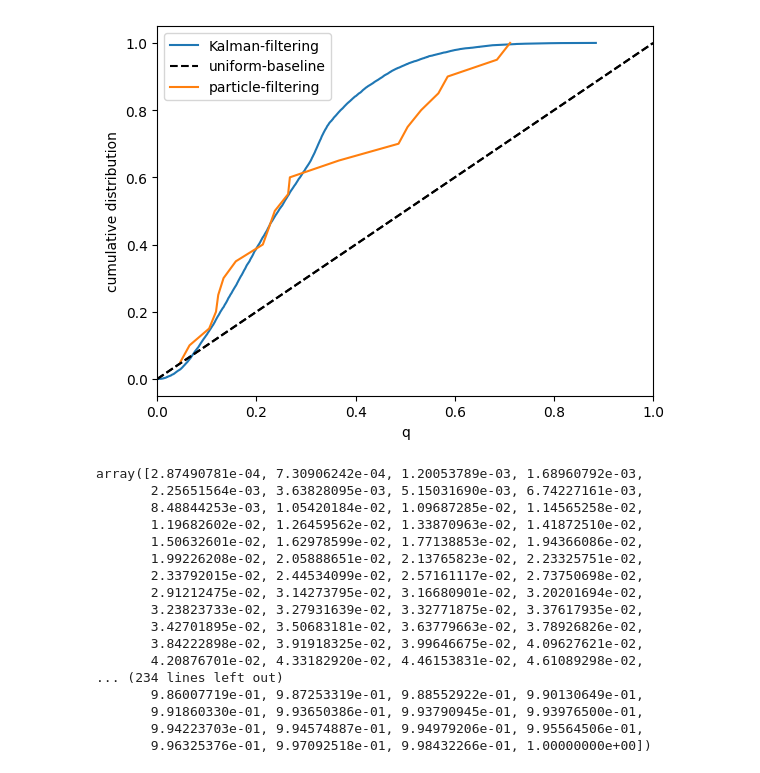
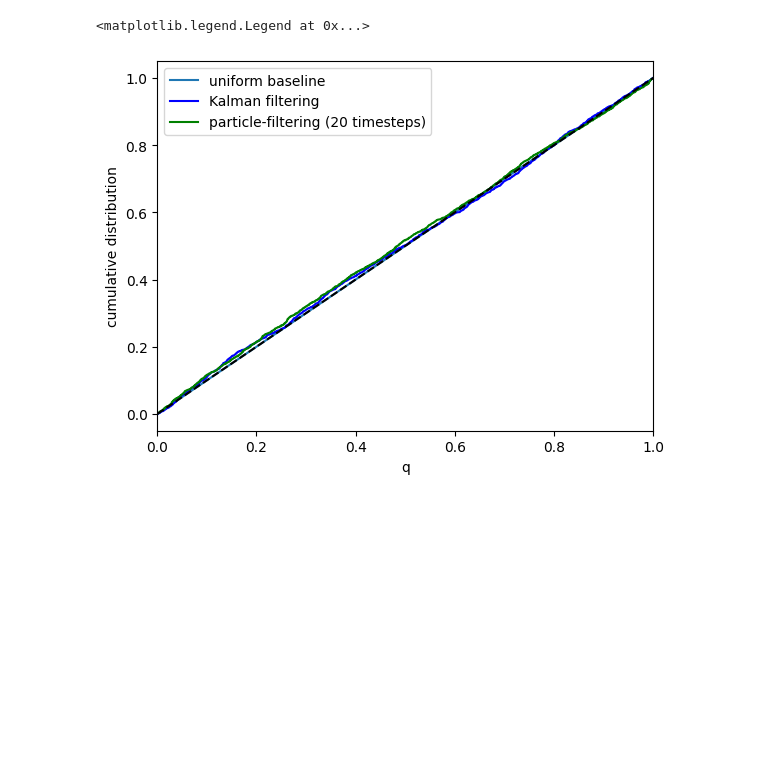
Before and after one commit to changmin-yu/particle-filtering-playground, a Jupyter notebook: notebooks/test_lds.ipynb, the cells around one changed output. Drawn from its saved outputs; the diff is of its cells as text; code cells hidden in the pictures; blank space fills up the shorter version.

```diff
--- a/notebooks/test_lds.ipynb
+++ b/notebooks/test_lds.ipynb
@@ -108,2 +81,0 @@ kf = KalmanFilter(A, C, Gamma, Sigma)
-# %%
-mu, V = kf.filtering(np.array(obs_history))
@@ -268,31 +110,0 @@ plt.plot(sorted_cdf, ecdf)
-# %%
-fig, ax = plt.subplots()
-ax.plot(sorted_cdf, ecdf, label="Kalman-filtering")
-ax.plot(np.arange(1000) / 1000, np.arange(1000)* 0.001, "k--", label="uniform-baseline")
-gaussian_cdf_evaluation_PF(particle_history, true_state_history, weight_history, ax=ax)
-
-ax.legend()
-
-fig.savefig("../figures/evaluate_filtering_cdf.pdf")
-# %% [output]
-[figure, removed]
-# %%
-np.cumsum(np.sort(cdf)) / np.sum(cdf)
-# %% [output]
-array([2.87490781e-04, 7.30906242e-04, 1.20053789e-03, 1.68960792e-03,
-       2.25651564e-03, 3.63828095e-03, 5.15031690e-03, 6.74227161e-03,
-       8.48844253e-03, 1.05420184e-02, 1.09687285e-02, 1.14565258e-02,
-       1.19682602e-02, 1.26459562e-02, 1.33870963e-02, 1.41872510e-02,
-       1.50632601e-02, 1.62978599e-02, 1.77138853e-02, 1.94366086e-02,
-       1.99226208e-02, 2.05888651e-02, 2.13765823e-02, 2.23325751e-02,
-       2.33792015e-02, 2.44534099e-02, 2.57161117e-02, 2.73750698e-02,
-       2.91212475e-02, 3.14273795e-02, 3.16680901e-02, 3.20201694e-02,
-       3.23823733e-02, 3.27931639e-02, 3.32771875e-02, 3.37617935e-02,
-       3.42701895e-02, 3.50683181e-02, 3.63779663e-02, 3.78926826e-02,
-       3.84222898e-02, 3.91918325e-02, 3.99646675e-02, 4.09627621e-02,
-       4.20876701e-02, 4.33182920e-02, 4.46153831e-02, 4.61089298e-02,
-... (234 lines left out)
-       9.86007719e-01, 9.87253319e-01, 9.88552922e-01, 9.90130649e-01,
-       9.91860330e-01, 9.93650386e-01, 9.93790945e-01, 9.93976500e-01,
-       9.94223703e-01, 9.94574887e-01, 9.94979206e-01, 9.95564506e-01,
-       9.96325376e-01, 9.97092518e-01, 9.98432266e-01, 1.00000000e+00])
@@ -298,0 +129,37 @@ array([2.87490781e-04, 7.30906242e-04, 1.20053789e-03, 1.68960792e-03,
+# %%
+mu_list = []
+V_list = []
+
+for n in range(N):
+
+    kf = KalmanFilter(A, C, Gamma, Sigma)
+    mu, V = kf.filtering(obs_seq[n])
+
+    mu_list.append(mu.copy())
+    V_list.append(V.copy())
+
+mu_list = np.array(mu_list)
+V_list = np.array(V_list)
+# %%
+particle_history_50, weight_history_50, true_state_history_50 = [], [], []
+with trange(100, dynamic_ncols=True) as pbar:
+    for i in pbar:
+        true_state_history_temp, estimate_state_history, particle_history_temp, weight_history_temp, obs_history = main(save_particles=True, init="gaussian",
+                                                                                                                        num_iters=20, num_particles=2000)
+        particle_history_50.append(particle_history_temp)
+        weight_history_50.append(weight_history_temp)
+        true_state_history_50.append(true_state_history_temp)
+particle_history_50 = np.concatenate(particle_history_50, axis=0)
+weight_history_50 = np.concatenate(weight_history_50, axis=0)
+true_state_history_50 = np.concatenate(true_state_history_50, axis=0)
+# %%
+fig, ax = plt.subplots(1, 1)
+ax.plot([0, 1], [0, 1], label="uniform baseline")
+
+gaussian_cdf_evaluation_KF(mu_list, V_list, state_seq, dim=0, ax=ax, color="blue")
+gaussian_cdf_evaluation_PF(particle_history_50, true_state_history_50, weight_history_50, dim=0, ax=ax, label="particle-filtering (20 timesteps)", color="green")
+
+ax.legend()
+# %% [output]
+<matplotlib.legend.Legend at 0x...>
+[figure, added]
```
Also changed, not shown: parts of 22 cells of this notebook, 7 other files.
